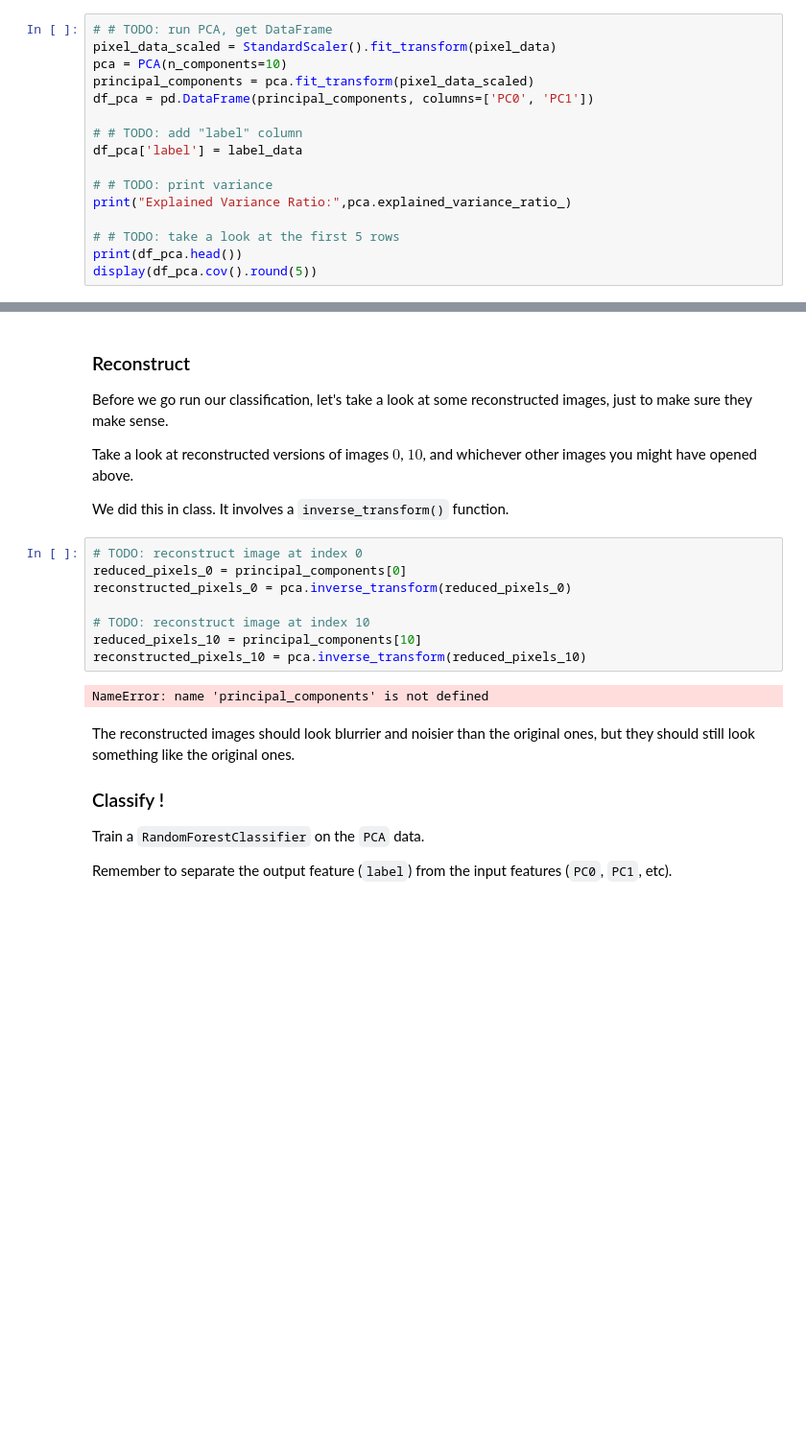
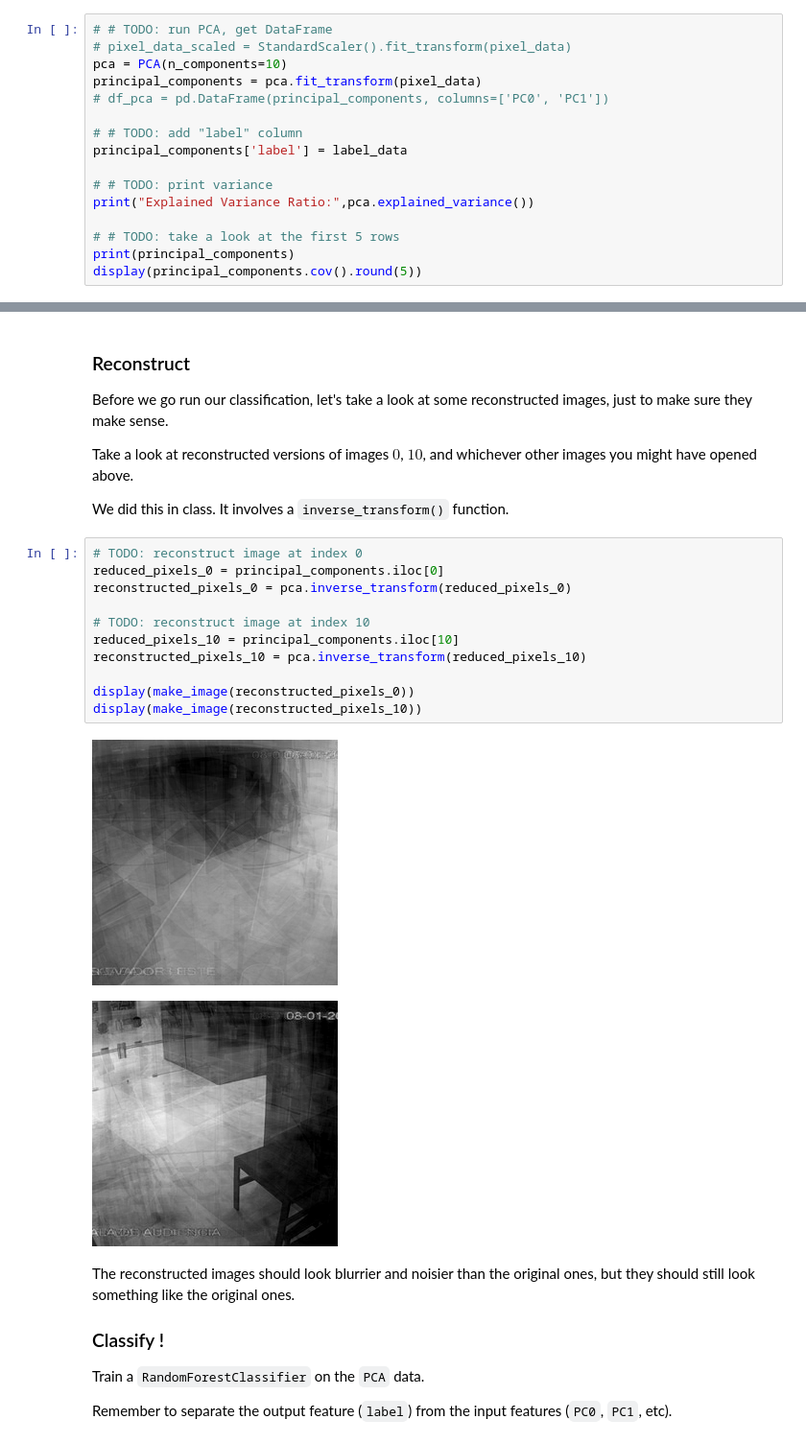
Before and after one commit to yiwang24idmmachinelearning/HW09, a Jupyter notebook: HW09.ipynb, the cells around one changed output, grey strips where cells are left out. Shown at 96% size. Drawn from its saved outputs; the diff is of its cells as text; blank space fills up the shorter version.

```diff
--- a/HW09.ipynb
+++ b/HW09.ipynb
@@ -345,18 +345,18 @@ Create a `DataFrame` called `cam_pca_df` by running `PCA` on the list of pixel d
 You can change how many components to extract from the images later, but for this first run just use $10$ components so we can compare classification with $10$ `PCA` components to the classification with $10$ random features from `HW08`.  Make sure to confirm how much of the `variance` is preserved by this transformation.
 # %%
 # # TODO: run PCA, get DataFrame
-pixel_data_scaled = StandardScaler().fit_transform(pixel_data)
+# pixel_data_scaled = StandardScaler().fit_transform(pixel_data)
 pca = PCA(n_components=10)
-principal_components = pca.fit_transform(pixel_data_scaled)
-df_pca = pd.DataFrame(principal_components, columns=['PC0', 'PC1'])
+principal_components = pca.fit_transform(pixel_data)
+# df_pca = pd.DataFrame(principal_components, columns=['PC0', 'PC1'])
 
 # # TODO: add "label" column
-df_pca['label'] = label_data
+principal_components['label'] = label_data
 
 # # TODO: print variance
-print("Explained Variance Ratio:",pca.explained_variance_ratio_)
+print("Explained Variance Ratio:",pca.explained_variance())
 
 # # TODO: take a look at the first 5 rows
-print(df_pca.head())
-display(df_pca.cov().round(5))
+print(principal_components)
+display(principal_components.cov().round(5))
 # %% [output]
@@ -381,14 +409,18 @@ Take a look at reconstructed versions of images $0$, $10$, and whichever other i
 We did this in class. It involves a `inverse_transform()` function.
 # %%
 # TODO: reconstruct image at index 0
-reduced_pixels_0 = principal_components[0]
+reduced_pixels_0 = principal_components.iloc[0]
 reconstructed_pixels_0 = pca.inverse_transform(reduced_pixels_0)
 
 # TODO: reconstruct image at index 10
-reduced_pixels_10 = principal_components[10]
+reduced_pixels_10 = principal_components.iloc[10]
 reconstructed_pixels_10 = pca.inverse_transform(reduced_pixels_10)
+
+display(make_image(reconstructed_pixels_0))
+display(make_image(reconstructed_pixels_10))
 # %% [output]
-NameError: name 'principal_components' is not defined
+[figure, added]
+[figure, added]
 # %% [markdown]
 The reconstructed images should look blurrier and noisier than the original ones, but they should still look something like the original ones.
 
```
Also changed, not shown: parts of 11 cells of this notebook.
